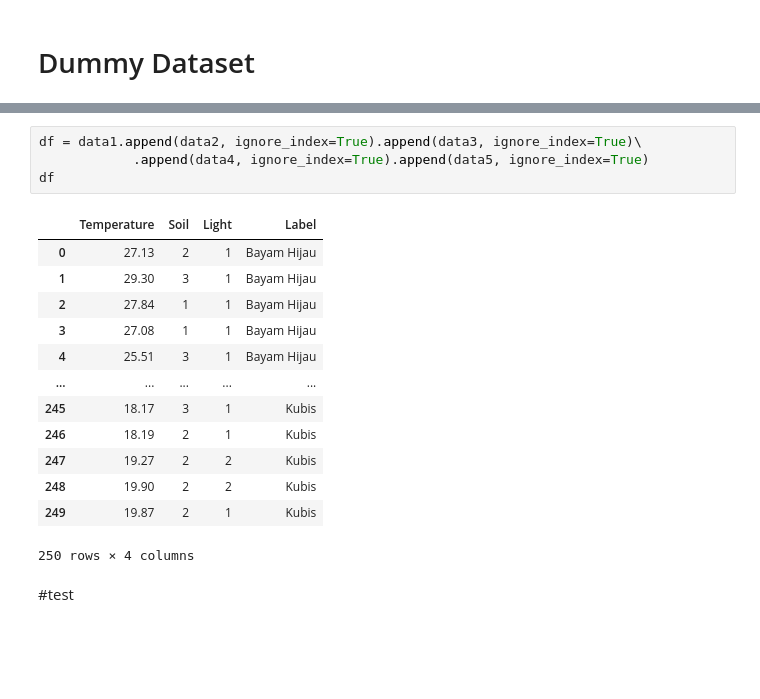
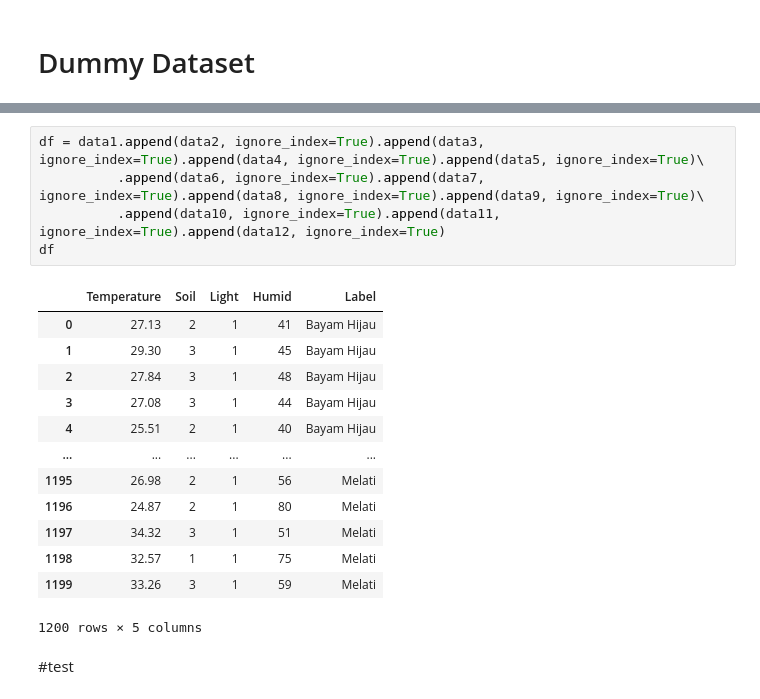
Before and after one commit to GajAhmadaaa/NanamYuk-ML, a Jupyter notebook: Model_1.ipynb, the cells around one changed output, grey strips where cells are left out. Drawn from its saved outputs; the diff is of its cells as text; blank space fills up the shorter version.

```diff
--- a/Model_1.ipynb
+++ b/Model_1.ipynb
@@ -171,21 +214,22 @@ data5 =pd.DataFrame({"Temperature" : np.random.uniform(18,20, 50).round(2),
 # %%
-df = data1.append(data2, ignore_index=True).append(data3, ignore_index=True)\
-            .append(data4, ignore_index=True).append(data5, ignore_index=True)
+df = data1.append(data2, ignore_index=True).append(data3, ignore_index=True).append(data4, ignore_index=True).append(data5, ignore_index=True)\
+          .append(data6, ignore_index=True).append(data7, ignore_index=True).append(data8, ignore_index=True).append(data9, ignore_index=True)\
+          .append(data10, ignore_index=True).append(data11, ignore_index=True).append(data12, ignore_index=True)
 df
 # %% [output]
-|  | Temperature | Soil | Light | Label |
-| 0 | 27.13 | 2 | 1 | Bayam Hijau |
-| 1 | 29.30 | 3 | 1 | Bayam Hijau |
-| 2 | 27.84 | 1 | 1 | Bayam Hijau |
-| 3 | 27.08 | 1 | 1 | Bayam Hijau |
-| 4 | 25.51 | 3 | 1 | Bayam Hijau |
-| ... | ... | ... | ... | ... |
-| 245 | 18.17 | 3 | 1 | Kubis |
-| 246 | 18.19 | 2 | 1 | Kubis |
-| 247 | 19.27 | 2 | 2 | Kubis |
-| 248 | 19.90 | 2 | 2 | Kubis |
-| 249 | 19.87 | 2 | 1 | Kubis |
+|  | Temperature | Soil | Light | Humid | Label |
+| 0 | 27.13 | 2 | 1 | 41 | Bayam Hijau |
+| 1 | 29.30 | 3 | 1 | 45 | Bayam Hijau |
+| 2 | 27.84 | 3 | 1 | 48 | Bayam Hijau |
+| 3 | 27.08 | 3 | 1 | 44 | Bayam Hijau |
+| 4 | 25.51 | 2 | 1 | 40 | Bayam Hijau |
+| ... | ... | ... | ... | ... | ... |
+| 1195 | 26.98 | 2 | 1 | 56 | Melati |
+| 1196 | 24.87 | 2 | 1 | 80 | Melati |
+| 1197 | 34.32 | 3 | 1 | 51 | Melati |
+| 1198 | 32.57 | 1 | 1 | 75 | Melati |
+| 1199 | 33.26 | 3 | 1 | 59 | Melati |
-250 rows × 4 columns
+1200 rows × 5 columns
 # %% [markdown]
 #test
 # %%
```
Also changed, not shown: parts of 22 cells of this notebook.
